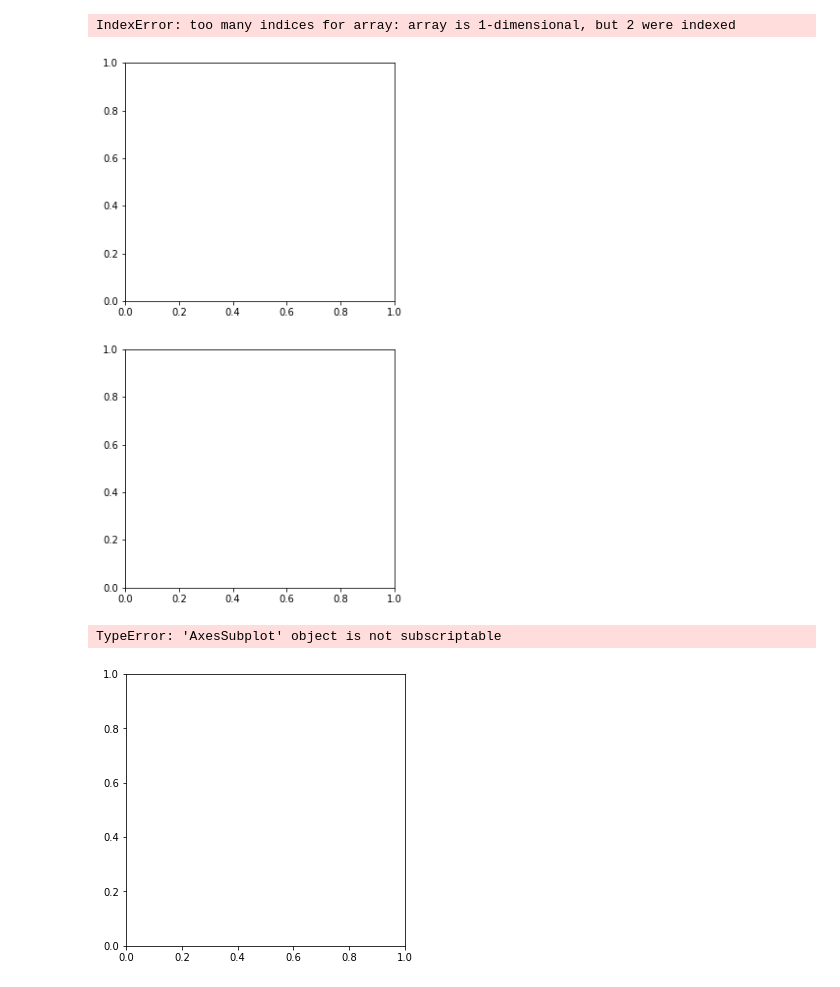
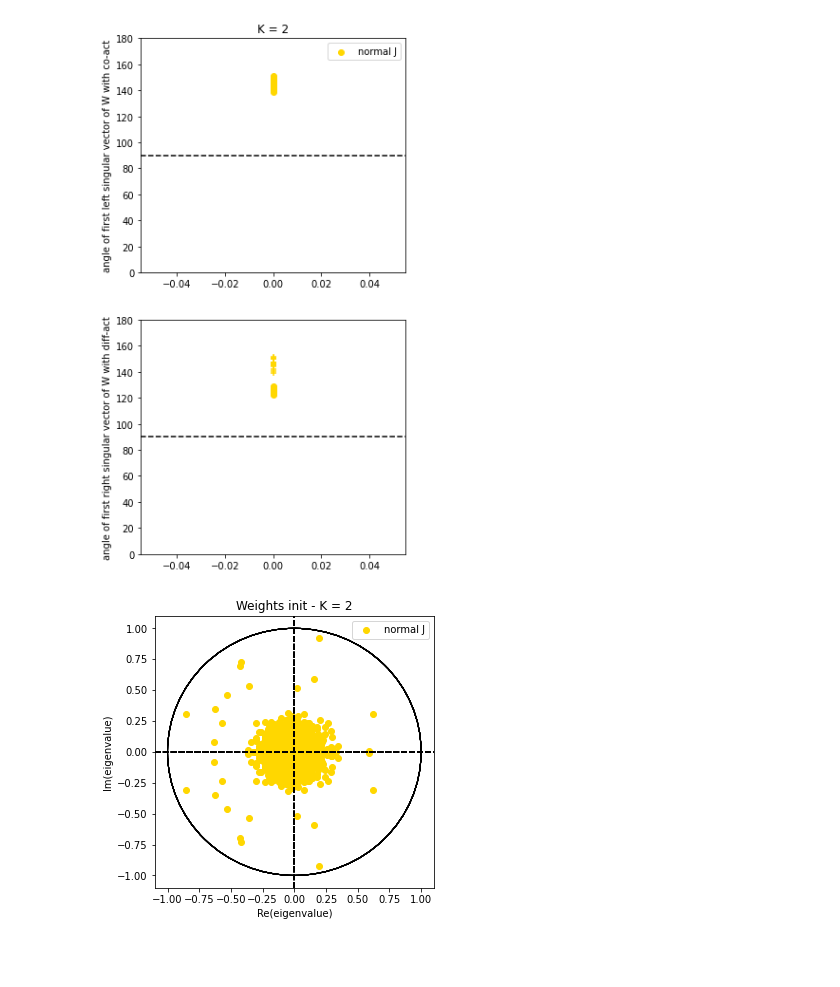
Before and after one commit to lenca56/EI-subspace-RNN, a Jupyter notebook: Analysis_Cluster_fixed_N.ipynb, the cells around one changed output. Saved outputs shown, nothing was run; the diff lists cells and outputs as text; code cells hidden in the pictures; blank space fills up the shorter version.

```diff
--- a/Analysis_Cluster_fixed_N.ipynb
+++ b/Analysis_Cluster_fixed_N.ipynb
@@ -41,22 +41,21 @@ zeta_alpha_beta_gamma_list = [(10**i,1,1,10**(i-2.5)) for i in list(np.arange(-1
 # # axes.set_ylim(0,100)
 # axes.legend()
 # %%
-K_values = [1,2,3,5]#,15,25]
-K_vals = [3]
+K_values = [1,2,3,5,10]#,15,25]
+K_vals = [2]
 color_dict = {1:'tab:purple',2:'tab:pink',3:'tab:cyan',5:'yellowgreen', 15:'olive', 25:'tab:brown'}
 color_dict_j = {0:'gold',1:'tab:red',2:'tab:orange'}
-j_values = [0]
+j_values = [0,1,2]
 j_vals = [0]
 J_possibility_title = np.array(['normal J', 'normal + co-act', 'uniform J'])
-num_simulations=15
-max_iter=25
+num_simulations=19#60
 # %%
 def load_data(N, K_values, j_values, num_simulations, ei=0, parameter='fitW'):
     data_interest = np.empty((len(K_values), len(j_values), num_simulations), dtype=object)
     for k in range(len(K_values)):
         for j in range(len(j_values)):
             for simulation in range(num_simulations):
-                data_interest[k, j, simulation] = np.load(f'models/N={N}_K={K_values[k]}_parameters_EI={ei}_simulation_{simulation}_J_possibility_{j_values[j]}.npz', allow_pickle=True)[parameter]
+                data_interest[k, j, simulation] = np.load(f'models/N={N}_K={K_values[k]}/EI={ei}_simulation_{simulation}_J_possibility_{j_values[j]}.npz', allow_pickle=True)[parameter]
     return data_interest
 # %%
 fig, axes = plt.subplots(1, 2, figsize=(12,6))
@@ -183,6 +182,10 @@ plot_dynamics_initialization_error(axes, num_simulations, K_vals=K_vals, j_value
 # %%
 def plot_singular_vectors_W(axes, num_simulations, K_vals=[1], j_values=[0]):
     initW = load_data(N, K_values=K_vals, j_values=j_values, num_simulations=num_simulations, parameter='initW')
+
+    # Ensure axes is a 2D array for consistent indexing
+    if len(K_vals) == 1:
+        axes = axes.reshape((2, len(K_vals)))  # Single subplot
 
     co_act = np.ones((N)) * 1/N ** 0.5
     diff_act1 = np.ones((N))
@@ -219,32 +222,33 @@ fig, axes = plt.subplots(2, len(K_vals), figsize=(5*len(K_vals), 10))
 plot_singular_vectors_W(axes, num_simulations, K_vals=K_vals, j_values=j_vals)
 # plt.savefig(f'figures/N={N}_K_values={K_vals}_figure=0_plot_true_A_norm_eig', bbox_inches='tight', dpi=300)
 # %% [output]
-IndexError: too many indices for array: array is 1-dimensional, but 2 were indexed
-[figure, old version]
+[figure, new version]
 # %%
 def plot_W_eig(axes, num_simulations, K_vals=[1], j_values=[0]):
+    if len(K_vals) == 1:
+        axes = np.array([axes])
+
     initW = load_data(N, K_values=K_vals, j_values=j_values, num_simulations=num_simulations, parameter='initW')
     for j in range(len(j_values)):
         for k in range(len(K_vals)):
             norm_W = np.zeros((num_simulations))
             for simulation in range(num_simulations):
                 norm_W = np.linalg.norm(initW[k,j,simulation])
                 eigval = np.linalg.eigvals(initW[k,j,simulation])
                 if simulation == 0:
                     plot_eigenvalues(axes[k], eigval,  color=color_dict_j.get(j_values[j]), label=J_possibility_title[j_values[j]])
                 else:
                     plot_eigenvalues(axes[k], eigval,  color=color_dict_j.get(j_values[j]))
             idx = np.argsort(norm_W)
             # axes[0].scatter(range(num_simulations), norm_W[idx], color=color_dict_j.get(j_values[j]), label=f'j={j_values[j]}')
             axes[k].legend()
             axes[k].set_title(f'Weights init - K = {K_vals[k]}')
 
 fig, axes = plt.subplots(1, len(K_vals), figsize=(5*len(K_vals), 5))
 plot_W_eig(axes, num_simulations, K_vals=K_vals, j_values=j_vals)
 # plt.savefig(f'figures/N={N}_K_values={K_vals}_figure=0_plot_true_A_norm_eig', bbox_inches='tight', dpi=300)
 # %% [output]
-TypeError: 'AxesSubplot' object is not subscriptable
-[figure, old version]
+[figure, new version]
 # %%
 def plot_unstable_initializations(axes, num_simulations, K_vals, j_values=[0,1]):
     initW = load_data(N, K_values=K_vals, j_values=j_values, num_simulations=num_simulations, parameter='initW')
```
Also changed, not shown: parts of 13 cells of this notebook, 9 other files.
